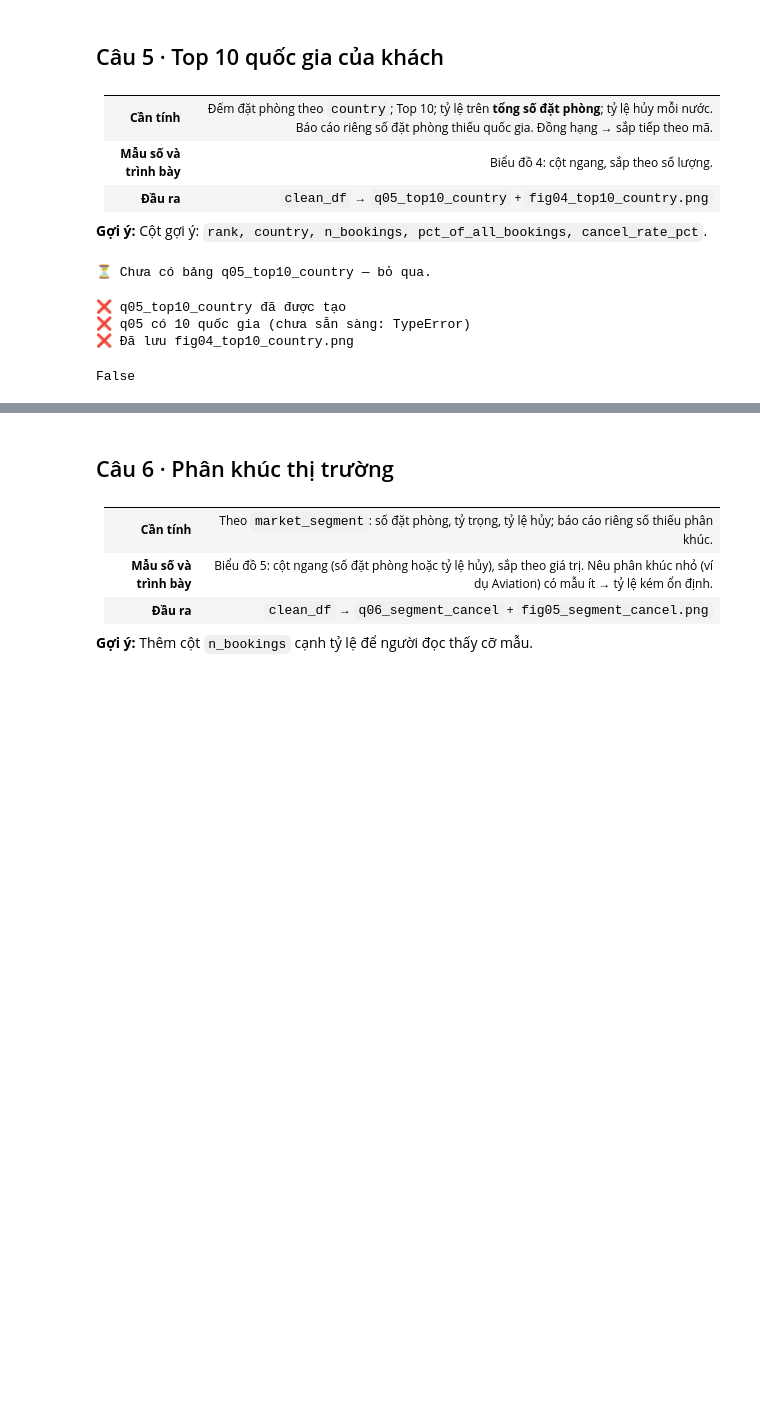
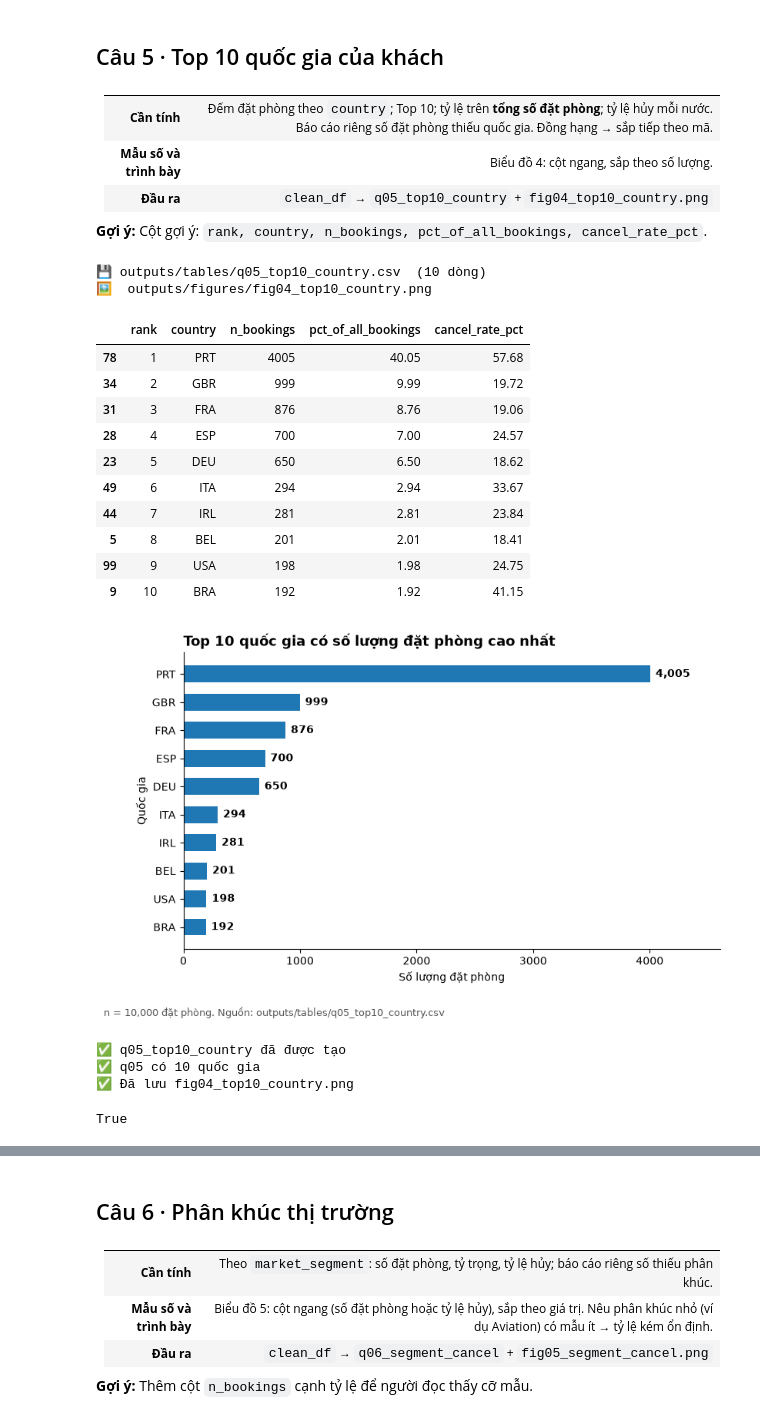
Before and after one commit to hanhathuy/hotel-booking-analysis, a Jupyter notebook: hotel_student_starter.ipynb, the cells around one changed output, grey strips where cells are left out. Saved outputs shown, nothing was run; the diff lists cells and outputs as text; code cells hidden in the pictures; blank space fills up the shorter version.

```diff
--- a/hotel_student_starter.ipynb
+++ b/hotel_student_starter.ipynb
@@ -2393,26 +2568,78 @@ False
 
 **Gợi ý:** Cột gợi ý: `rank, country, n_bookings, pct_of_all_bookings, cancel_rate_pct`.
 # %%
-q05 = None   # TODO: bảng q05_top10_country
+q05 = (
+    clean_df.dropna(subset=['country'])
+    .groupby('country')
+    .agg(
+        n_bookings=('booking_id', 'count'),
+        n_canceled=('is_canceled', lambda x: (x == 1).sum())
+    )
+    .assign(
+        pct_of_all_bookings=lambda df: (df['n_bookings'] / len(clean_df) * 100).round(2),
+        cancel_rate_pct=lambda df: (df['n_canceled'] / df['n_bookings'] * 100).round(2)
+    )
+    .reset_index()
+    .sort_values(by=['n_bookings', 'country'], ascending=[False, True])
+    .head(10)
+    .assign(rank=lambda df: range(1, len(df) + 1))
+    [['rank', 'country', 'n_bookings', 'pct_of_all_bookings', 'cancel_rate_pct']]
+)
 
 save_table(q05, 'q05_top10_country')
 
-# TODO: vẽ biểu đồ — mẫu:
-# fig, ax = plt.subplots(figsize=FIGSIZE)
-# ...
-# finish_chart(ax, 'Tiêu đề nói rõ đại lượng, nhóm, giai đoạn', 'Trục x (đơn vị)', 'Trục y (đơn vị)',
-#              note='n = … đặt phòng; loại … vì …. Nguồn: outputs/tables/q05_top10_country.csv')
-# save_fig(fig, 'fig04_top10_country')
-# plt.show()
+# 3. Vẽ biểu đồ cột ngang (Top 1 ở trên cùng)
+fig, ax = plt.subplots(figsize=FIGSIZE)
+plot_df = q05.sort_values('n_bookings', ascending=True)
+bars = ax.barh(plot_df['country'], plot_df['n_bookings'], color='#1f77b4', height=0.6)
+
+for bar in bars:
+    ax.annotate(
+        f'{int(bar.get_width()):,}',
+        xy=(bar.get_width(), bar.get_y() + bar.get_height() / 2),
+        xytext=(5, 0),
+        textcoords="offset points",
+        ha='left',
+        va='center',
+        fontsize=10,
+        fontweight='bold'
+    )
+
+ax.set_xlim(0, max(q05['n_bookings']) * 1.15)
+
+finish_chart(
+    ax,
+    title='Top 10 quốc gia có số lượng đặt phòng cao nhất',
+    xlabel='Số lượng đặt phòng',
+    ylabel='Quốc gia',
+    note=f'n = {len(clean_df):,} đặt phòng. Nguồn: outputs/tables/q05_top10_country.csv'
+)
+
+save_fig(fig, 'fig04_top10_country')
+display(q05)
+plt.show()
 # %% [output]
-⏳ Chưa có bảng q05_top10_country — bỏ qua.
+💾 outputs/tables/q05_top10_country.csv  (10 dòng)
+🖼️  outputs/figures/fig04_top10_country.png
+|  | rank | country | n_bookings | pct_of_all_bookings | cancel_rate_pct |
+| 78 | 1 | PRT | 4005 | 40.05 | 57.68 |
+| 34 | 2 | GBR | 999 | 9.99 | 19.72 |
+| 31 | 3 | FRA | 876 | 8.76 | 19.06 |
+| 28 | 4 | ESP | 700 | 7.00 | 24.57 |
+| 23 | 5 | DEU | 650 | 6.50 | 18.62 |
+| 49 | 6 | ITA | 294 | 2.94 | 33.67 |
+| 44 | 7 | IRL | 281 | 2.81 | 23.84 |
+| 5 | 8 | BEL | 201 | 2.01 | 18.41 |
+| 99 | 9 | USA | 198 | 1.98 | 24.75 |
+| 9 | 10 | BRA | 192 | 1.92 | 41.15 |
+[figure, added]
 # %%
 check('q05_top10_country đã được tạo', lambda: q05 is not None and len(q05) > 0)
 check('q05 có 10 quốc gia', lambda: len(q05) == 10)
 check('Đã lưu fig04_top10_country.png', lambda: (OUTPUT_DIR / 'figures' / 'fig04_top10_country.png').exists())
 # %% [output]
-❌ q05_top10_country đã được tạo
-❌ q05 có 10 quốc gia (chưa sẵn sàng: TypeError)
-❌ Đã lưu fig04_top10_country.png
+✅ q05_top10_country đã được tạo
+✅ q05 có 10 quốc gia
+✅ Đã lưu fig04_top10_country.png
-False
+True
 # %% [markdown]
```
Also changed, not shown: parts of 30 cells of this notebook, 27 other files.
